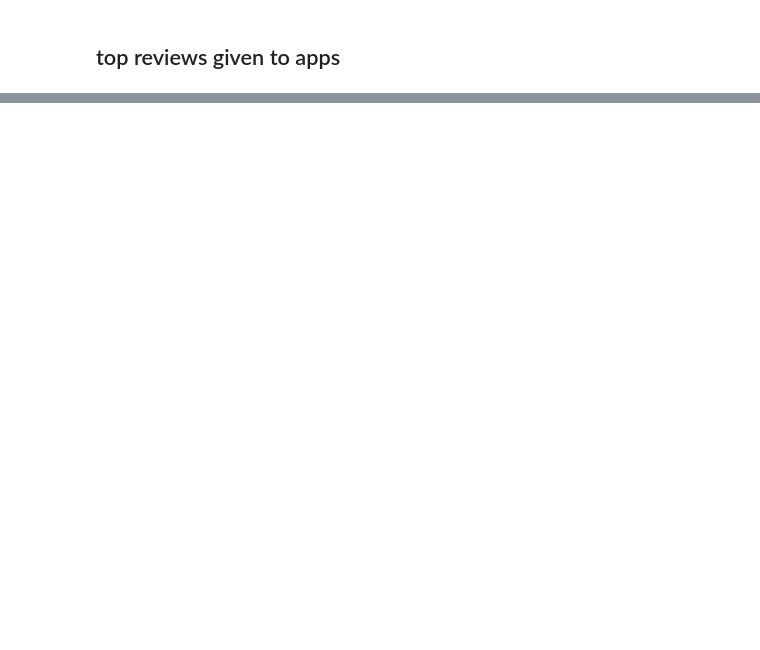
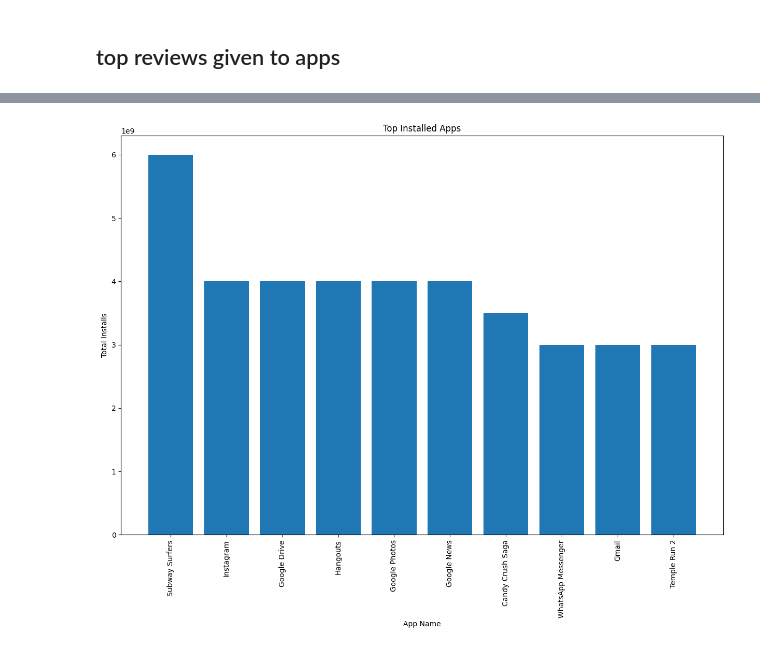
Before and after one commit to danaelshrbiny10/pyspark-playstore, a Jupyter notebook: playstore.ipynb, the cells around one changed output, grey strips where cells are left out. Saved outputs shown, nothing was run; the diff lists cells and outputs as text; code cells hidden in the pictures; blank space fills up the shorter version.

```diff
--- a/playstore.ipynb
+++ b/playstore.ipynb
@@ -181,0 +216,2 @@ only showing top 20 rows
+# %%
+installs = spark.sql("SELECT App, Type, SUM(Installs) FROM apps GROUP BY 1,2 ORDER BY 3 DESC")
@@ -181,0 +238,14 @@ only showing top 20 rows
+# %%
+# Convert Spark DataFrame to Pandas DataFrame
+df_installs = installs.toPandas()
+# %%
+# Create a bar chart of the top installed apps
+plt.figure(figsize=(15, 10))
+plt.bar(df_installs['App'][:10], df_installs['sum(Installs)'][:10])
+plt.title('Top Installed Apps')
+plt.xlabel('App Name')
+plt.ylabel('Total Installs')
+plt.xticks(rotation=90)
+plt.show()
+# %% [output]
+[figure, added]
```
Also changed, not shown: parts of 35 cells of this notebook, 3 other files.
